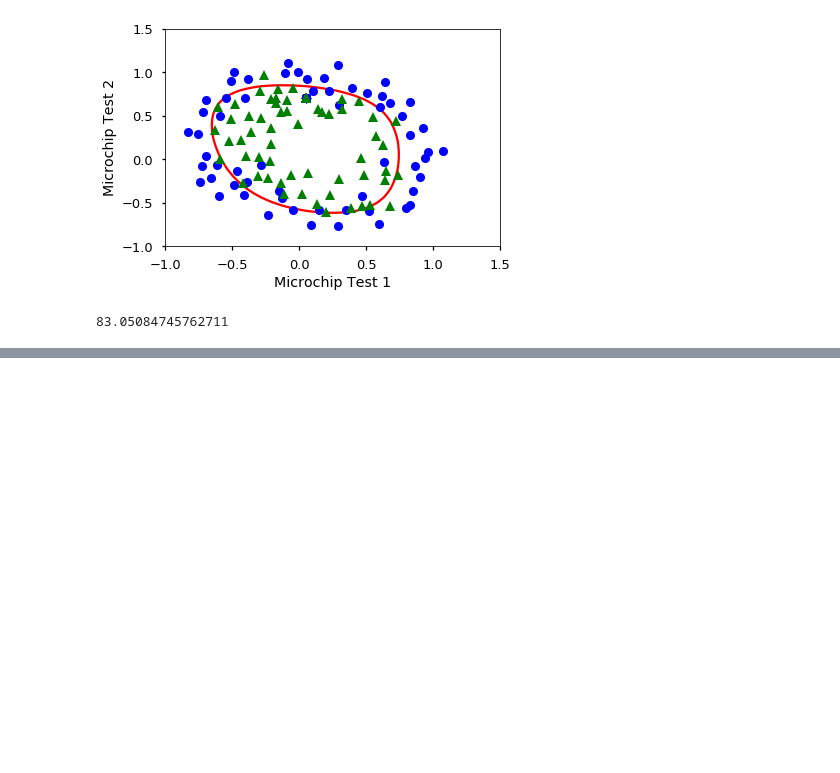
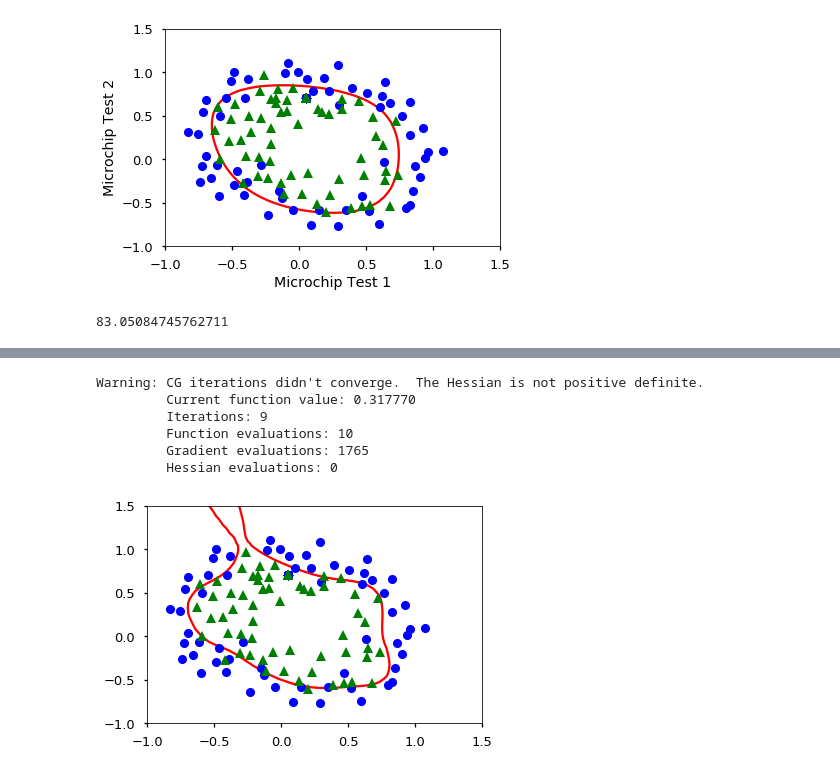
Before and after one commit to iamcuigang/ipy_sci, a Jupyter notebook: ML_AndrewNg/ex2.ipynb, the cells around one changed output, grey strips where cells are left out. Saved outputs shown, nothing was run; the diff lists cells and outputs as text; code cells hidden in the pictures; blank space fills up the shorter version.

```diff
--- a/ML_AndrewNg/ex2.ipynb
+++ b/ML_AndrewNg/ex2.ipynb
@@ -339,0 +355,13 @@ print np.mean(correct)*100  ### 83.1 %
+# %%
+initial_theta = np.zeros([XX.shape[1], 1])
+lamb = 0
+theta, cost = find_min_reg(XX, y, initial_theta, lamb)
+plotDecisionBoundaryReg(theta, XX, y)
+# %% [output]
+Warning: CG iterations didn't converge.  The Hessian is not positive definite.
+         Current function value: 0.317770
+         Iterations: 9
+         Function evaluations: 10
+         Gradient evaluations: 1765
+         Hessian evaluations: 0
+[figure, added]
```
Also changed, not shown: parts of 4 cells of this notebook.
